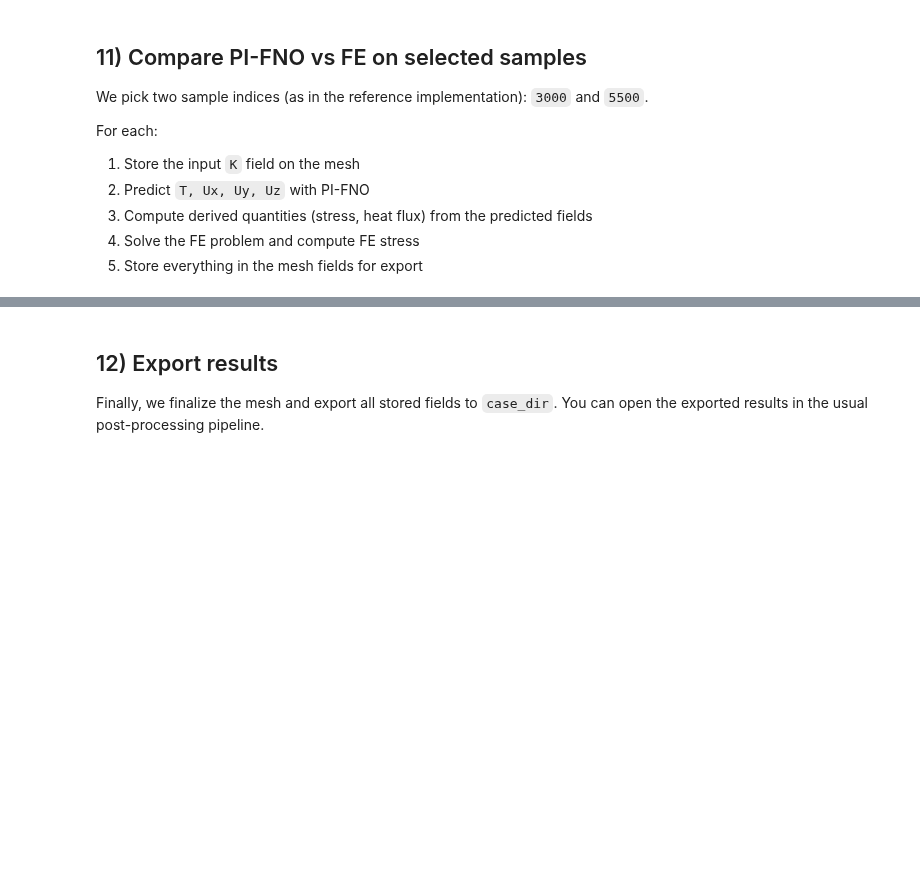
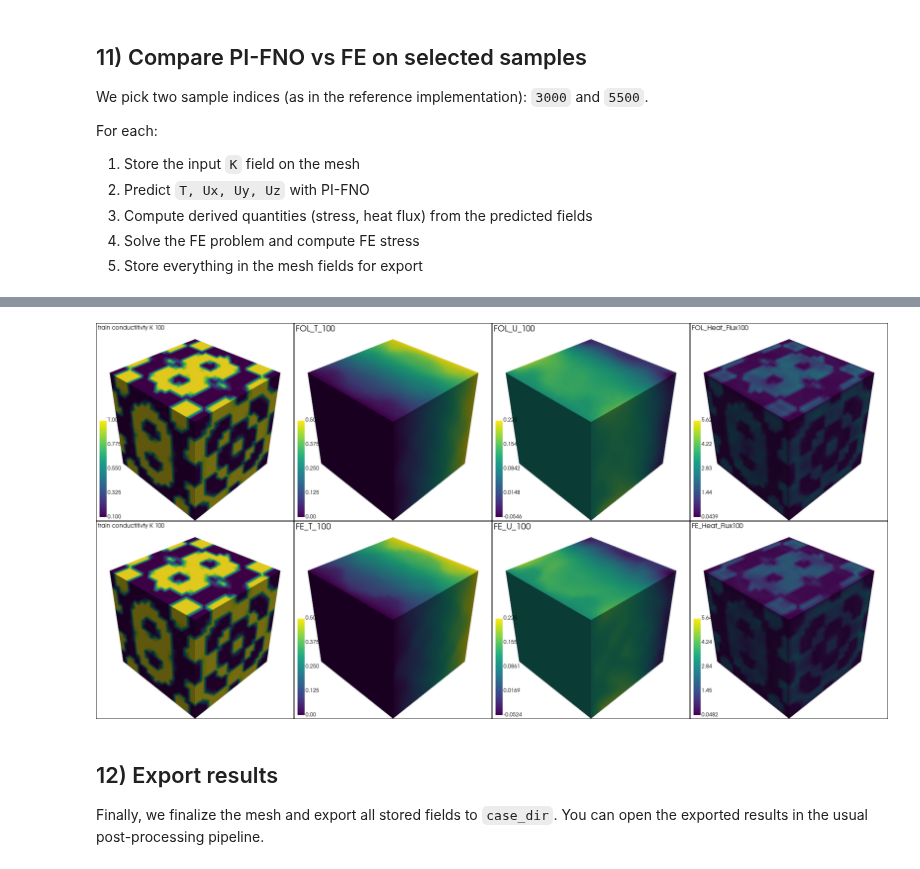
Before and after one commit to RezaNajian/folax, a Jupyter notebook: notebooks/pi_fno_3D_thermomech_demo.ipynb, the cells around one changed output, grey strips where cells are left out. Drawn from its saved outputs; the diff is of its cells as text; code cells hidden in the pictures; blank space fills up the shorter version.

```diff
--- a/notebooks/pi_fno_3D_thermomech_demo.ipynb
+++ b/notebooks/pi_fno_3D_thermomech_demo.ipynb
@@ -473,3 +634,52 @@ for test_id in [250, 525]:
+# %%
+# Select sample ID and dataset split
+visualization_id = 100
+set_name = "train"
+
+# Fields arranged as:
+# Row 1 → FOL results (K, T, U, Heat Flux)
+# Row 2 → FE results  (K, T, U, Heat Flux)
+fields = [
+    f'{set_name} conductitivty K {visualization_id}',
+    f'FOL_T_{visualization_id}',
+    f'FOL_U_{visualization_id}',
+    f'FOL_Heat_Flux{visualization_id}',
+    f'{set_name} conductitivty K {visualization_id}',
+    f'FE_T_{visualization_id}',
+    f'FE_U_{visualization_id}',
+    f'FE_Heat_Flux{visualization_id}'
+]
+
+# Create 2×4 subplot layout
+plotter = pv.Plotter(shape=(2, 4), window_size=(1800, 900))
+
+for idx, field in enumerate(fields):
+    row = idx // 4
+    col = idx % 4
+    plotter.subplot(row, col)
+
+    # Plot mesh colored by current field
+    plotter.add_mesh(
+        pv_mesh.copy(),      # avoid scalar carry-over
+        scalars=field,
+        show_edges=False,
+        scalar_bar_args=dict(
+            vertical=True,
+            position_x=0.015,
+            position_y=0.01,
+            height=0.5,
+            width=0.1,
+            label_font_size=12,
+            title_font_size=1  # hide title
+        )
+    )
+
+    plotter.add_text(field, font_size=8)
+
+# Render figure
+plotter.show()
+# %% [output]
+[figure, added]
 # %% [markdown]
 ## 12) Export results
 
```
Also changed, not shown: parts of 14 cells of this notebook.
